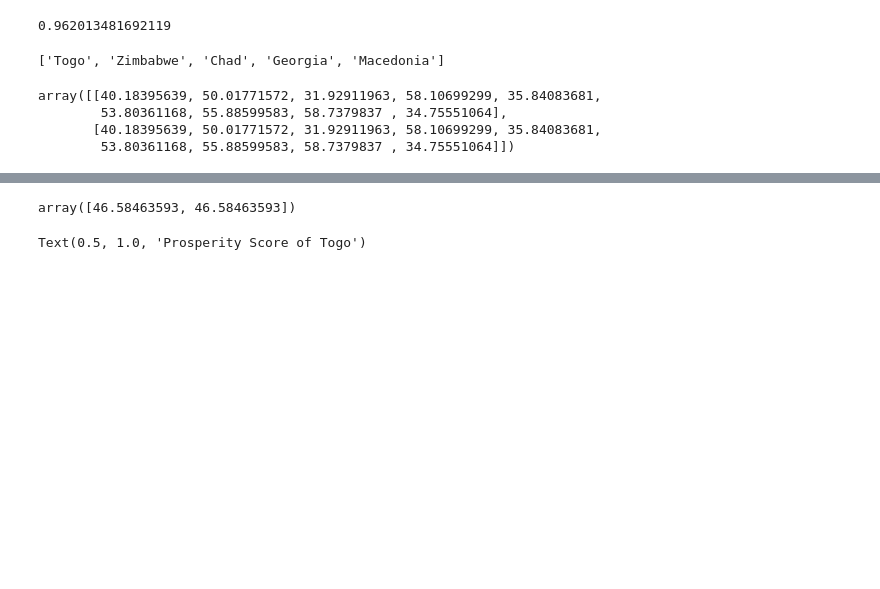
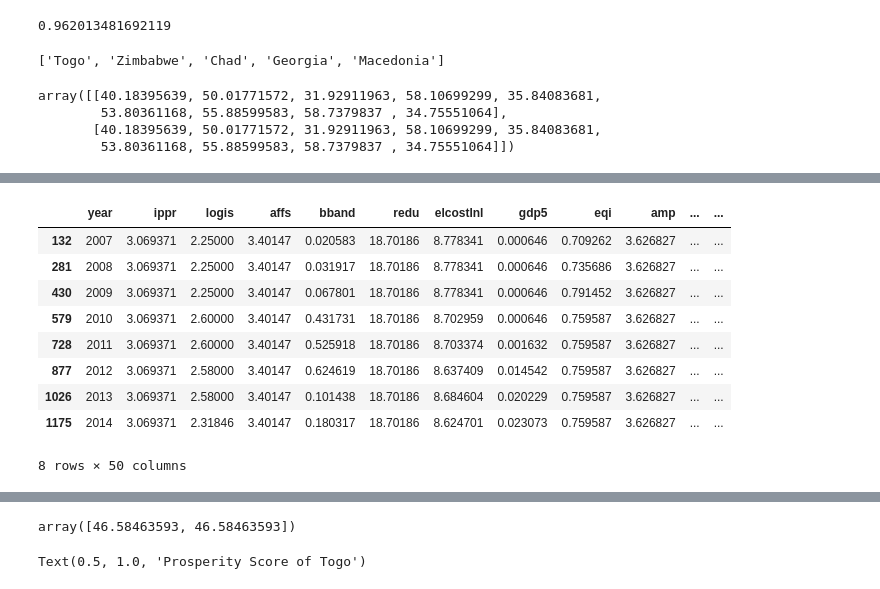
Before and after one commit to AnuragPamuru/la_tanuki, a Jupyter notebook: pillar_significance.ipynb, the cells around one changed output, grey strips where cells are left out. Cells and saved outputs as stored; diff of their text form; code cells hidden in the pictures; blank space fills up the shorter version.

```diff
--- a/pillar_significance.ipynb
+++ b/pillar_significance.ipynb
@@ -361 +375,15 @@ raw_test[raw_test["country"] == "Togo"]
 2 rows × 79 columns
+# %%
+# pd.read_csv("data/merged_train.csv")[feature_columns]
+pd.read_csv("data/merged_train.csv")[pd.read_csv("data/merged_train.csv")["country"] == "Togo"][feature_columns]
+# %% [output]
+|  | year | ippr | logis | affs | bband | redu | elcostlnl | gdp5 | eqi | amp | ... | ... |
+| 132 | 2007 | 3.069371 | 2.25000 | 3.40147 | 0.020583 | 18.70186 | 8.778341 | 0.000646 | 0.709262 | 3.626827 | ... | ... |
+| 281 | 2008 | 3.069371 | 2.25000 | 3.40147 | 0.031917 | 18.70186 | 8.778341 | 0.000646 | 0.735686 | 3.626827 | ... | ... |
+| 430 | 2009 | 3.069371 | 2.25000 | 3.40147 | 0.067801 | 18.70186 | 8.778341 | 0.000646 | 0.791452 | 3.626827 | ... | ... |
+| 579 | 2010 | 3.069371 | 2.60000 | 3.40147 | 0.431731 | 18.70186 | 8.702959 | 0.000646 | 0.759587 | 3.626827 | ... | ... |
+| 728 | 2011 | 3.069371 | 2.60000 | 3.40147 | 0.525918 | 18.70186 | 8.703374 | 0.001632 | 0.759587 | 3.626827 | ... | ... |
+| 877 | 2012 | 3.069371 | 2.58000 | 3.40147 | 0.624619 | 18.70186 | 8.637409 | 0.014542 | 0.759587 | 3.626827 | ... | ... |
+| 1026 | 2013 | 3.069371 | 2.58000 | 3.40147 | 0.101438 | 18.70186 | 8.684604 | 0.020229 | 0.759587 | 3.626827 | ... | ... |
+| 1175 | 2014 | 3.069371 | 2.31846 | 3.40147 | 0.180317 | 18.70186 | 8.624701 | 0.023073 | 0.759587 | 3.626827 | ... | ... |
+8 rows × 50 columns
```
Also changed, not shown: parts of 7 cells of this notebook, 9 other files.
